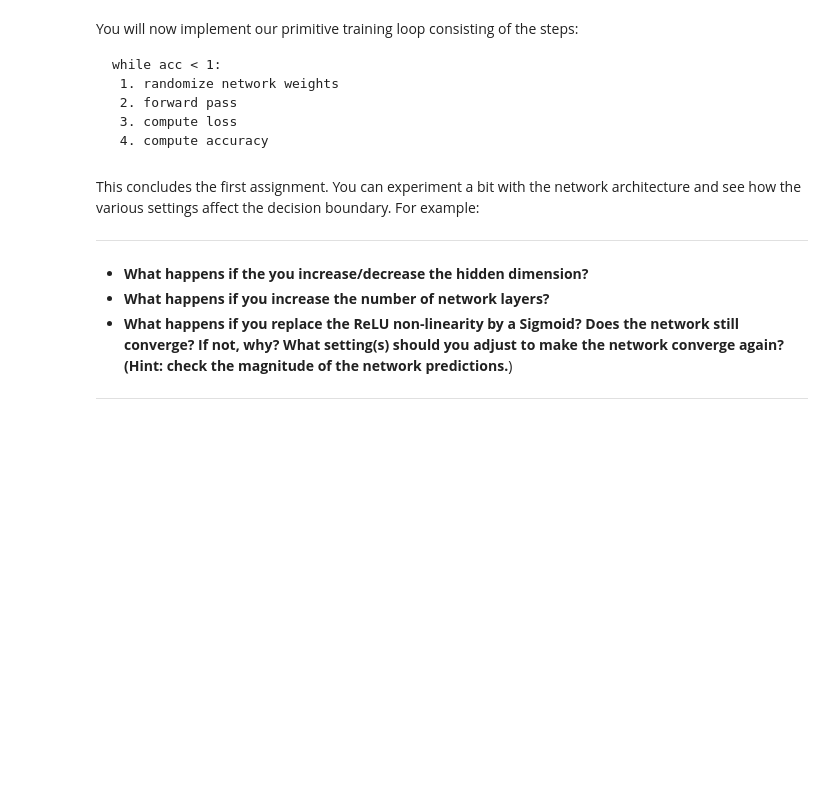
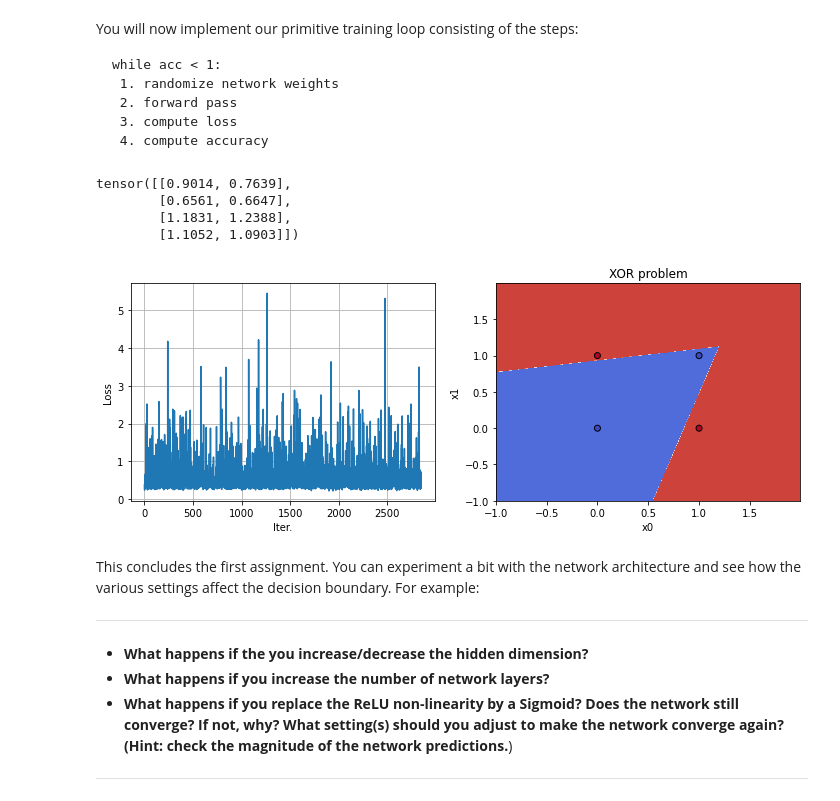
Before and after one commit to justas145/deep-learning-cs4240, a Jupyter notebook: Copy_of_Assignment_1.ipynb, the cells around one changed output. Saved outputs shown, nothing was run; the diff lists cells and outputs as text; code cells hidden in the pictures; blank space fills up the shorter version.

```diff
--- a/Copy_of_Assignment_1.ipynb
+++ b/Copy_of_Assignment_1.ipynb
@@ -610,7 +673,7 @@ def MSELoss(y_true, y_pred):
     #                  TODO: Implement this function                       #
     ########################################################################
 
-    pass
+    loss = torch.mean((y_true - y_pred)**2)
 
     ########################################################################
     #                         END OF YOUR CODE                             #
@@ -652,7 +715,7 @@ while acc < 1:
     #                          output variables.                           #
     ########################################################################
 
-    pass
+    y_pred = net.forward(x_xor)
 
     ########################################################################
     #                         END OF YOUR CODE                             #
@@ -664,37 +727,45 @@ while acc < 1:
     #                         and append to list.                          #
     ########################################################################
 
-    pass
+    loss = MSELoss(y_xor, y_pred)
+    losses.append(loss)
 
     ########################################################################
     #                         END OF YOUR CODE                             #
     ########################################################################
 
 
     ########################################################################
     #               TODO: Calculate accuracy of prediction.                #
     ########################################################################
 
-    pass
+    correct = torch.argmax(y_pred, axis=1) == torch.argmax(y_xor, axis=1)
+    acc = torch.sum(correct)/len(y_pred)
 
     ########################################################################
     #                         END OF YOUR CODE                             #
     ########################################################################
 
 # Print output tensor
 print(y_pred)
 
 # Plot loss
 plt.figure(figsize=(12,4))
 plt.subplot(1,2,1)
 plt.plot(losses)
 plt.grid()
 plt.xlabel('Iter.')
 plt.ylabel('Loss')
 
 # Show decision boundary
 plt.subplot(1,2,2)
 plot(x_xor, y_xor, net)
+# %% [output]
+tensor([[0.9014, 0.7639],
+        [0.6561, 0.6647],
+        [1.1831, 1.2388],
+        [1.1052, 1.0903]])
+[figure, added]
 # %% [markdown]
 This concludes the first assignment. You can experiment a bit with the network architecture and see how the various settings affect the decision boundary. For example:
 
```
Also changed, not shown: parts of 15 cells of this notebook.
